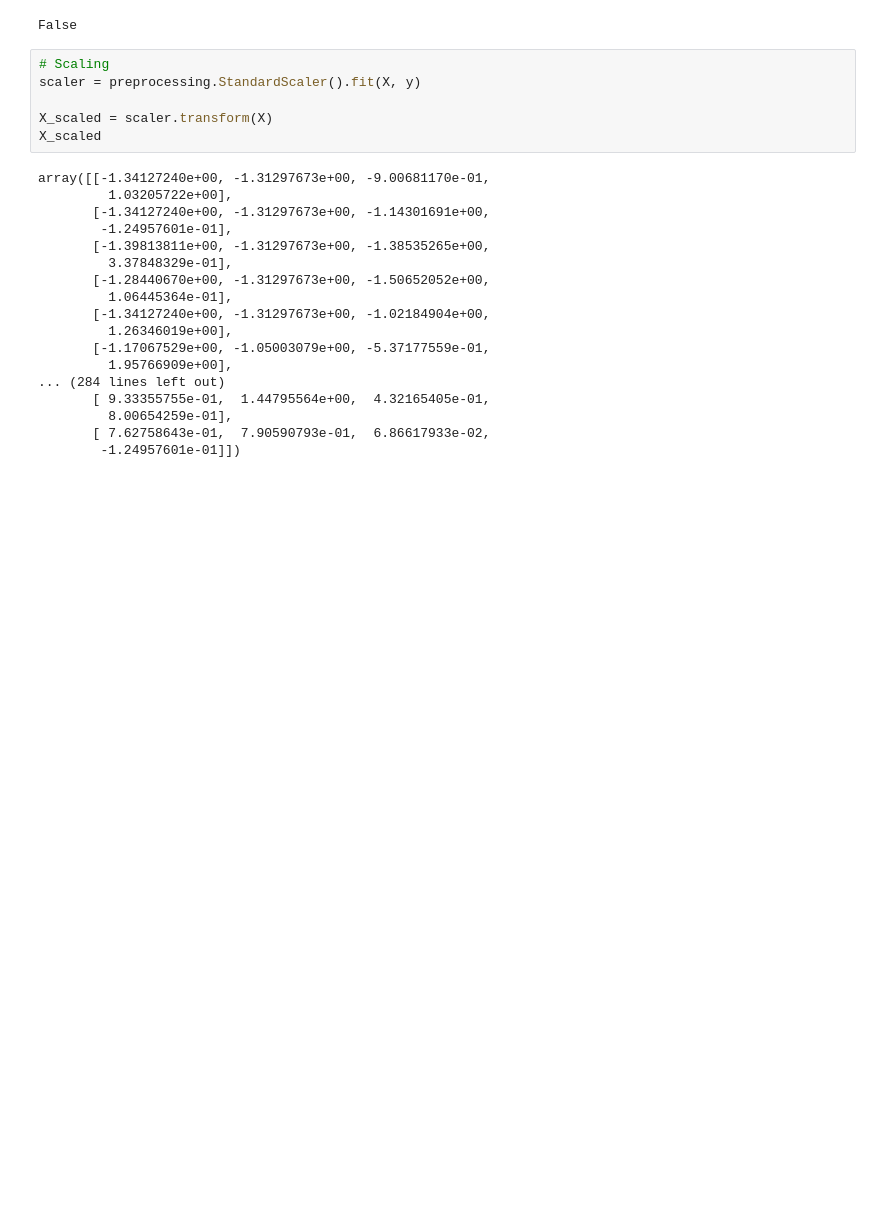
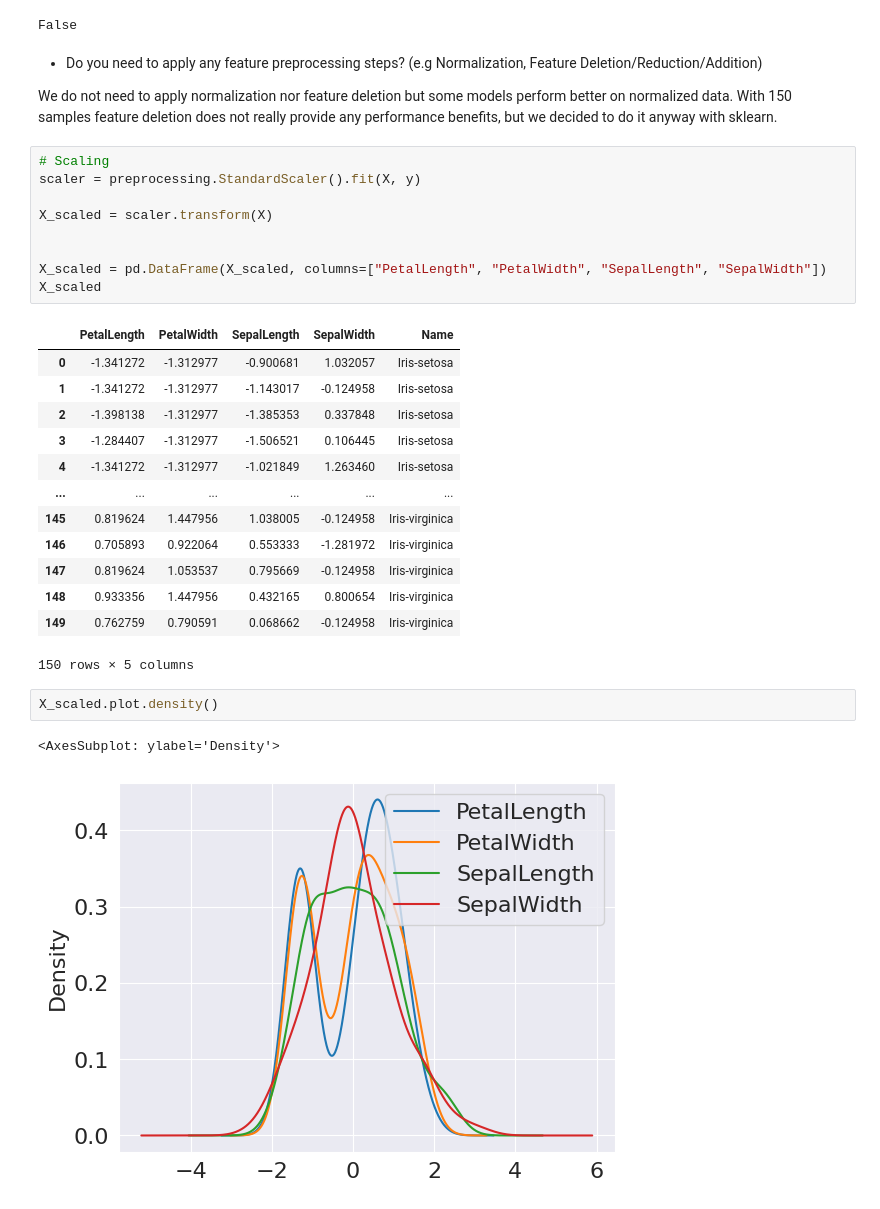
Before and after one commit to fweingartshofer/mc-ml, a Jupyter notebook: e02/iris.ipynb, the cells around one changed output. Drawn from its saved outputs; the diff is of its cells as text; blank space fills up the shorter version.

```diff
--- a/e02/iris.ipynb
+++ b/e02/iris.ipynb
@@ -90,27 +106,36 @@ X.clip(lower=q_min, upper=q_max, axis=1).describe()
 df.isnull().values.any()
 # %% [output]
 False
+# %% [markdown]
+* Do you need to apply any feature preprocessing steps? (e.g Normalization, Feature Deletion/Reduction/Addition)
+
+We do not need to apply normalization nor feature deletion but some models perform better on normalized data.
+With 150 samples feature deletion does not really provide any performance benefits, but we decided to do it anyway with sklearn.
 # %%
 # Scaling
 scaler = preprocessing.StandardScaler().fit(X, y)
 
 X_scaled = scaler.transform(X)
+
+
+X_scaled = pd.DataFrame(X_scaled, columns=["PetalLength", "PetalWidth", "SepalLength", "SepalWidth"])
 X_scaled
 # %% [output]
+|  | PetalLength | PetalWidth | SepalLength | SepalWidth | Name |
+| 0 | -1.341272 | -1.312977 | -0.900681 | 1.032057 | Iris-setosa |
+| 1 | -1.341272 | -1.312977 | -1.143017 | -0.124958 | Iris-setosa |
+| 2 | -1.398138 | -1.312977 | -1.385353 | 0.337848 | Iris-setosa |
+| 3 | -1.284407 | -1.312977 | -1.506521 | 0.106445 | Iris-setosa |
+| 4 | -1.341272 | -1.312977 | -1.021849 | 1.263460 | Iris-setosa |
+| ... | ... | ... | ... | ... | ... |
+| 145 | 0.819624 | 1.447956 | 1.038005 | -0.124958 | Iris-virginica |
+| 146 | 0.705893 | 0.922064 | 0.553333 | -1.281972 | Iris-virginica |
+| 147 | 0.819624 | 1.053537 | 0.795669 | -0.124958 | Iris-virginica |
+| 148 | 0.933356 | 1.447956 | 0.432165 | 0.800654 | Iris-virginica |
+| 149 | 0.762759 | 0.790591 | 0.068662 | -0.124958 | Iris-virginica |
-array([[-1.34127240e+00, -1.31297673e+00, -9.00681170e-01,
-         1.03205722e+00],
-       [-1.34127240e+00, -1.31297673e+00, -1.14301691e+00,
-        -1.24957601e-01],
-       [-1.39813811e+00, -1.31297673e+00, -1.38535265e+00,
-         3.37848329e-01],
-       [-1.28440670e+00, -1.31297673e+00, -1.50652052e+00,
-         1.06445364e-01],
-       [-1.34127240e+00, -1.31297673e+00, -1.02184904e+00,
-         1.26346019e+00],
-       [-1.17067529e+00, -1.05003079e+00, -5.37177559e-01,
-         1.95766909e+00],
-... (284 lines left out)
-       [ 9.33355755e-01,  1.44795564e+00,  4.32165405e-01,
-         8.00654259e-01],
-       [ 7.62758643e-01,  7.90590793e-01,  6.86617933e-02,
-        -1.24957601e-01]])
+150 rows × 5 columns
+# %%
+X_scaled.plot.density()
+# %% [output]
+<AxesSubplot: ylabel='Density'>
+[figure, added]
```
Also changed, not shown: parts of 20 cells of this notebook.
